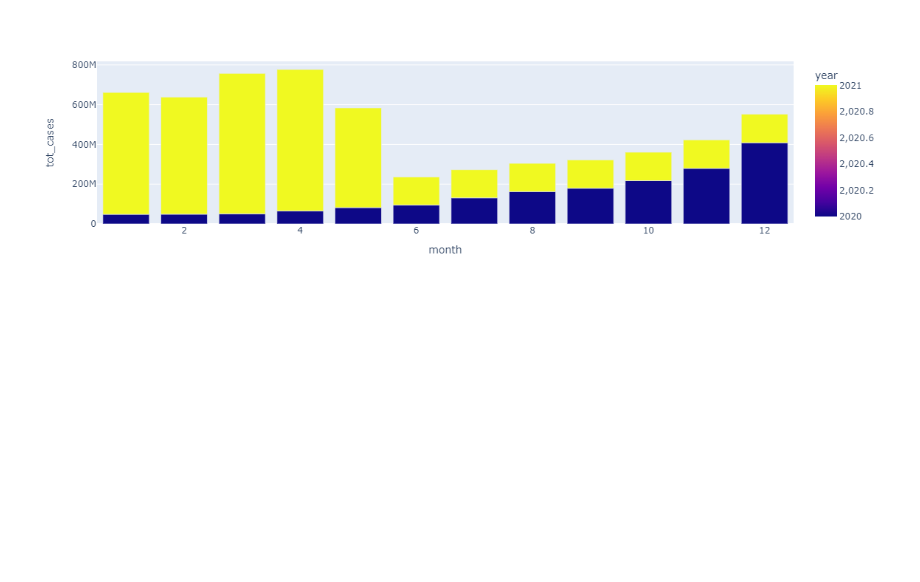
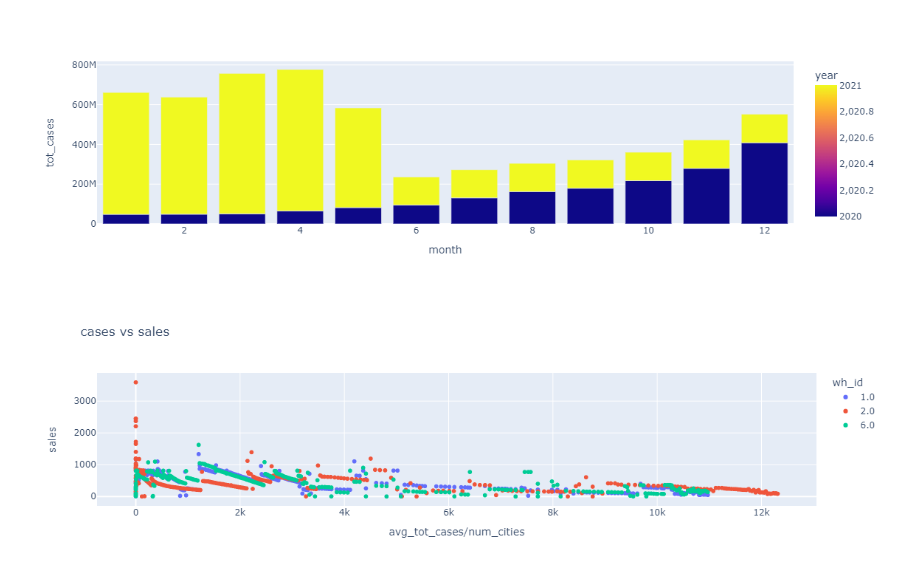
Before and after one commit to enugalamanideepreddy/Sigmoid-Time-Series-Hackathon, a Jupyter notebook: sigmoid.ipynb, the cells around one changed output. Cells and saved outputs as stored; diff of their text form; code cells hidden in the pictures; blank space fills up the shorter version.

```diff
--- a/sigmoid.ipynb
+++ b/sigmoid.ipynb
@@ -159,7 +193,11 @@ z.sample(5)
 # %%
 #precovid data
-precov = z[z.state.isna()][['date','wh_id','sales','tot_cases','conf_cases','avg_tot_cases','avg_conf_cases']].fillna(0)
-cov = z[z.state.notna()][['date','wh_id','sales','tot_cases','conf_cases','avg_tot_cases','avg_conf_cases']]
+precov = z[z.state.isna()][['date','wh_id','sales','tot_cases','conf_cases','avg_tot_cases/num_cities','avg_conf_cases/num_cities',
+                            'avg_tot_cases/city_weight','avg_conf_cases/city_weight']].fillna(0)
+cov = z[z.state.notna()][['date','wh_id','sales','tot_cases','conf_cases','avg_tot_cases/num_cities','avg_conf_cases/num_cities',
+                            'avg_tot_cases/city_weight','avg_conf_cases/city_weight']]
+precov.sort_values(['date','wh_id'],ignore_index=True,inplace = True)
+cov.sort_values(['date','wh_id'],ignore_index=True,inplace = True)
 # %% [markdown]
 ## EDA
 # %%
@@ -222,3 +261,10 @@ cov_eda = pd.concat([cov_eda_2020,cov_eda_2021])
 px.bar(cov_eda,x='month',y='tot_cases',color = 'year')
 # %% [output]
 [figure]
+# %%
+cov['wh_id']=cov['wh_id'].astype('object')
+fig = px.scatter(cov[(cov.wh_id==1)|(cov.wh_id==2)|(cov.wh_id==6)], x="avg_tot_cases/num_cities", y="sales",
+                 title='cases vs sales',color='wh_id')
+fig.show()
+# %% [output]
+[figure, added]
```
Also changed, not shown: parts of 21 cells of this notebook, 1 other file.
